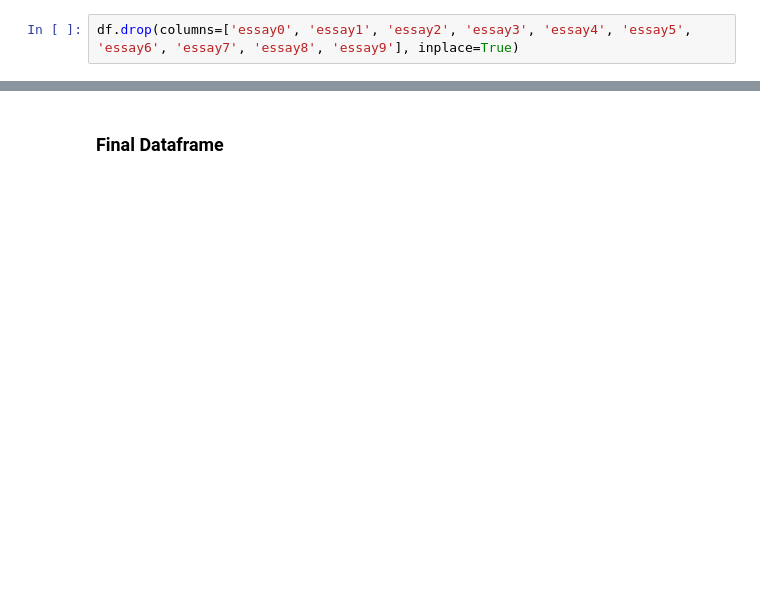
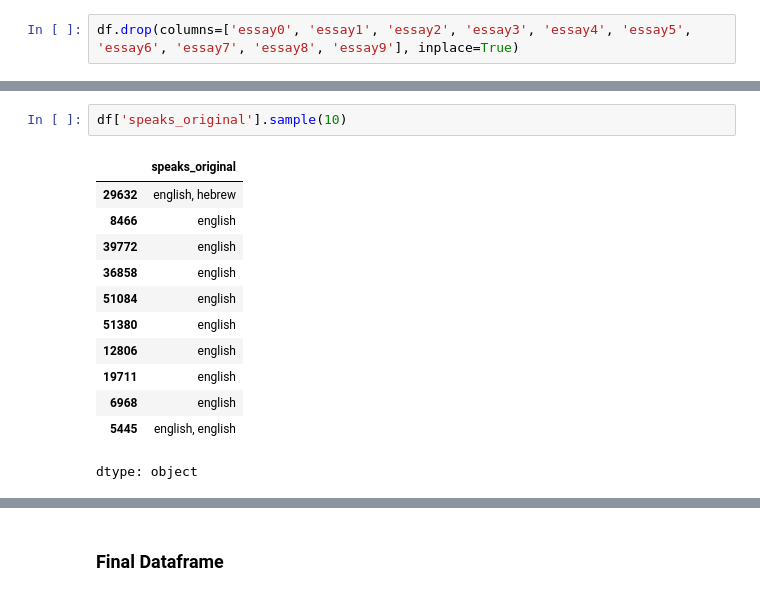
Before and after one commit to tylerana/data-science-dating-project, a Jupyter notebook: notebooks/01_data_preprocessing.ipynb, the cells around one changed output, grey strips where cells are left out. Saved outputs shown, nothing was run; the diff lists cells and outputs as text; blank space fills up the shorter version.

```diff
--- a/notebooks/01_data_preprocessing.ipynb
+++ b/notebooks/01_data_preprocessing.ipynb
@@ -1251,0 +1102,15 @@ df.drop(columns=['essay0', 'essay1', 'essay2', 'essay3', 'essay4', 'essay5', 'es
+# %%
+df['speaks_original'].sample(10)
+# %% [output]
+|  | speaks_original |
+| 29632 | english, hebrew |
+| 8466 | english |
+| 39772 | english |
+| 36858 | english |
+| 51084 | english |
+| 51380 | english |
+| 12806 | english |
+| 19711 | english |
+| 6968 | english |
+| 5445 | english, english |
+dtype: object
```
Also changed, not shown: parts of 54 cells of this notebook, 7 other files.
